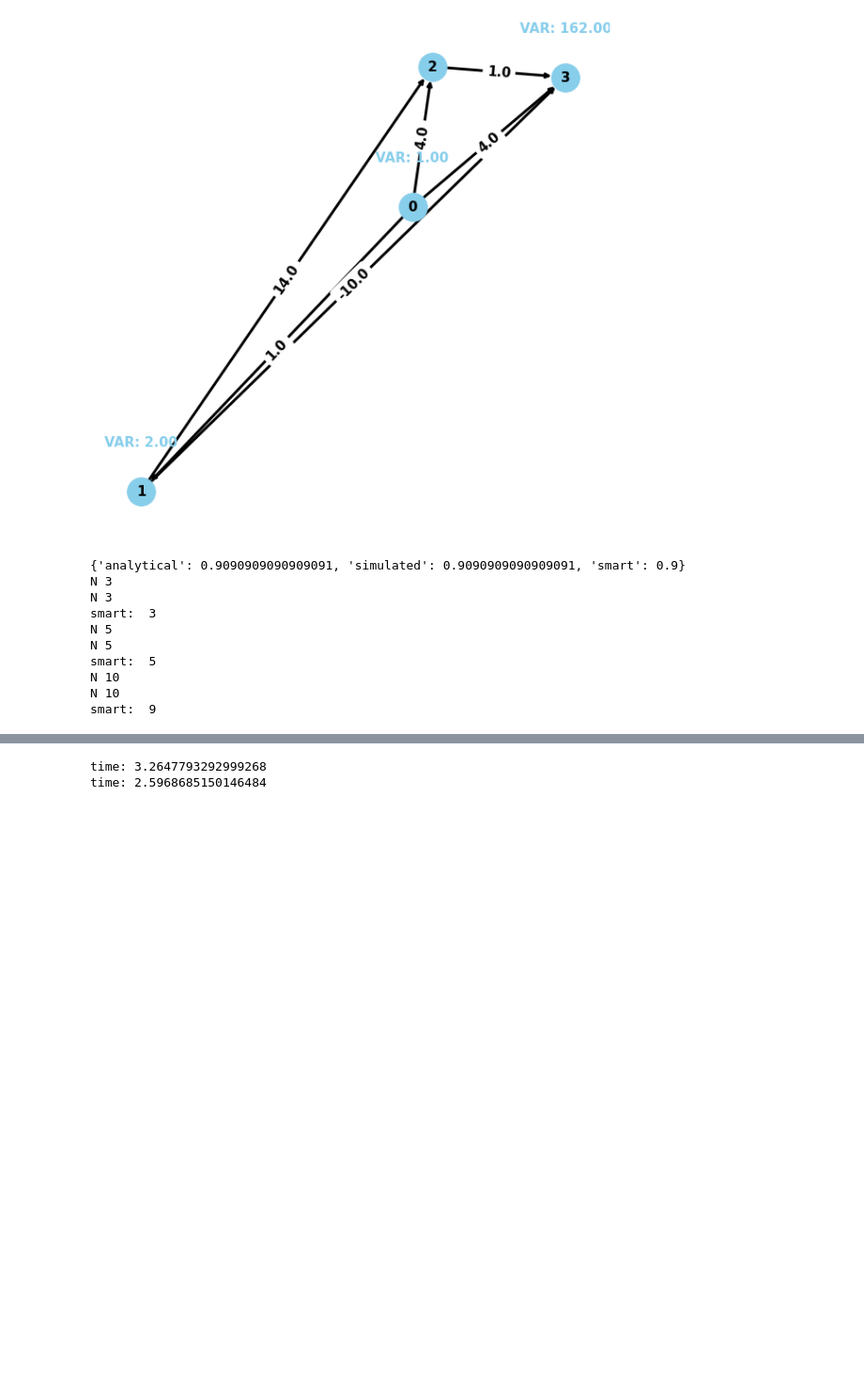
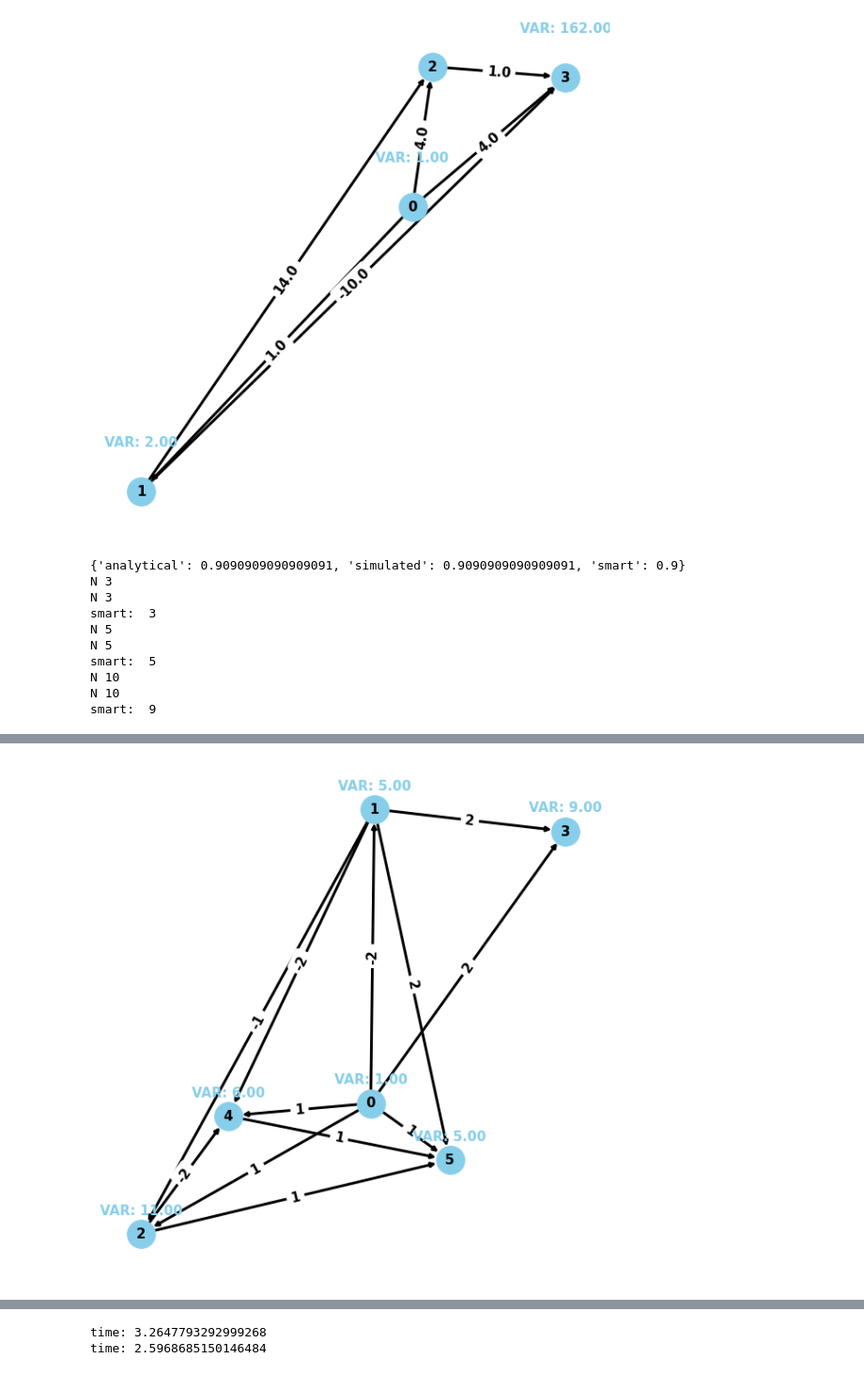
Before and after one commit to JakobSchauser/PUK_softwoods, a Jupyter notebook: Code/dag.ipynb, the cells around one changed output, grey strips where cells are left out. Shown: that part at 94% size. Cells and saved outputs as stored; diff of their text form; code cells hidden in the pictures; blank space fills up the shorter version.

```diff
--- a/Code/dag.ipynb
+++ b/Code/dag.ipynb
@@ -149,13 +185,31 @@ def all_combinations(_list, up_to = 1):
         for c in combinations(_list, i):
             yield c
 # %%
+n = 6
 
-flip_up_to = 3
+# # upper triangular matrix
+fully_connected_adj = np.triu(np.ones((n,n)), 1)
+# random_fully_connected_adj = np.random.uniform(0.5, 2, size = (n,n))
+random_fully_connected_adj = np.random.randint(0, 3, size = (n,n))
+
+for i in range(n):
+    for j in range(0, i+1):
+        random_fully_connected_adj[i,j] = 0
+
+
+
+
+dag = DAG(n = n, roots = 1, strength = 5, precalculate_paths = False, adjacency_matrix=random_fully_connected_adj, integer = True)
+flip_up_to = 5*5
 
 mat = dag.adjacency_matrix.copy()
 mat = (mat != 0).astype(int)
 
+
 print(dag.adjacency_matrix)
+# print(dag.get_simulated_var(1000000).astype(int))
+print(dag.get_analytical_var())
+
 # print(dag.get_analytical_var().astype(int))
 print(dag.get_varsortability(smart = True)["smart"])
 
@@ -166,6 +220,7 @@ final_adj = dag.adjacency_matrix.copy()
 start_vars = dag.get_analytical_var()
 
 for node in range(dag.size):
+    print("node", node)
     ways_into_node = np.where(mat[:, node] != 0)[0]
     if len(ways_into_node) < 2:
         continue
@@ -216,12 +271,15 @@ for node in range(dag.size):
             matrix_w_flip[uw, node] *= -1
 
         new_dag = DAG(n = dag.size, roots = 1, strength = 15, precalculate_paths = False, adjacency_matrix = matrix_w_flip, integer = True)
-        var = new_dag.analytical_var_node(node)
+        var = new_dag.get_simulated_data_smart(100000).var(axis = 0)[node]
+        # var = new_dag.get_simulated_var(100000)[node]
+
         vars.append(var)
 
     # find index of smallest var
     index = np.argmin(vars)
     if index != 0:
+        index -= 1
         print("flipping the way from", all_combinations_up_to[index], "to", node)
         for way in all_combinations_up_to[index]:
             final_adj[way, node] *= -1
@@ -233,5 +291,11 @@ print("final var:")
 newdag = DAG(n = dag.size, roots = 1, strength = 15, precalculate_paths = False, adjacency_matrix = final_adj, integer = True)
 
 # print(newdag.get_analytical_var().astype(int))
-print("final varsortability:", new_dag.get_varsortability(smart = True)["smart"])
+# print(newdag.get_simulated_var(1000000).astype(int))
+
+a = newdag.get_analytical_var()
+a = newdag.get_varsortability(smart = True, simulated=True, analytical=True)
+
+print(newdag.get_analytical_var())
+print("final varsortability:", new_dag.get_varsortability(smart = True, simulated=True, analytical=True))
 # %% [output]
@@ -254,0 +383,11 @@ final varsortability: 1.0
+# %%
+better = best_adj.copy()
+
+better[1,3] = 2
+
+dag = DAG(n = n, roots = 1, strength = 5, precalculate_paths = False, adjacency_matrix=better, integer = True)
+
+
+dag.plot()
+# %% [output]
+[figure, added]
```
Also changed, not shown: parts of 17 cells of this notebook.
